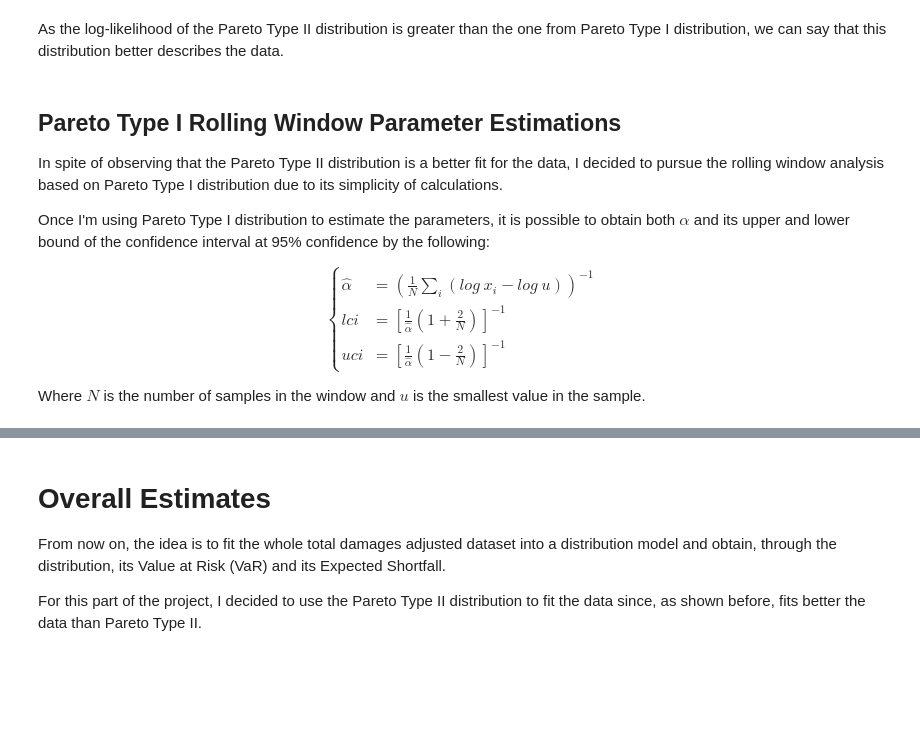
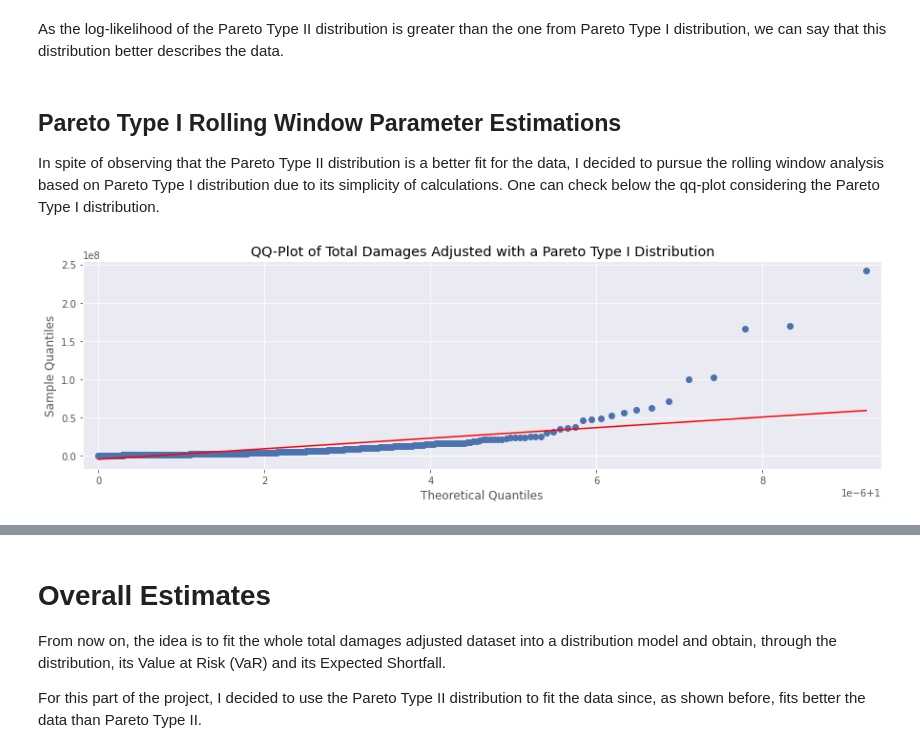
Before and after one commit to daniel-deutsch/FTD, a Jupyter notebook: Quantitative Methods II/Fat Tail/JorgeDeutsch_main.ipynb, the cells around one changed output, grey strips where cells are left out. Saved outputs shown, nothing was run; the diff lists cells and outputs as text; code cells hidden in the pictures; blank space fills up the shorter version.

```diff
--- a/Quantitative Methods II/Fat Tail/main.ipynb
+++ b/Quantitative Methods II/Fat Tail/JorgeDeutsch_main.ipynb
@@ -213,14 +211,15 @@ As the log-likelihood of the Pareto Type II distribution is greater than the one
 # %% [markdown]
 ## Pareto Type I Rolling Window Parameter Estimations
 
-In spite of observing that the Pareto Type II distribution is a better fit for the data, I decided to pursue the rolling window analysis based on Pareto Type I distribution due to its simplicity of calculations.
-
-Once I'm using Pareto Type I distribution to estimate the parameters, it is possible to obtain both $\alpha$ and its upper and lower bound of the confidence interval at 95% confidence by the following:
-
-\begin{cases}
-    \hat{\alpha} & = \left( \frac{1}{N} \sum_{i} (log \ x_i - log \ u) \right)^{-1} \\
-    lci & = \left[ \frac{1}{\hat{\alpha}} \left(1 +\frac{2}{N} \right) \right]^{-1} \\
-    uci & = \left[ \frac{1}{\hat{\alpha}} \left(1 -\frac{2}{N} \right) \right]^{-1}
-\end{cases}
-
-Where $N$ is the number of samples in the window and $u$ is the smallest value in the sample.
+In spite of observing that the Pareto Type II distribution is a better fit for the data, I decided to pursue the rolling window analysis based on Pareto Type I distribution due to its simplicity of calculations. One can check below the qq-plot considering the Pareto Type I distribution.
+# %%
+# Uniform law between 0 and 100, to check the impact of a different percentile
+percentilei = np.random.uniform(0, 100, 1)
+u = np.percentile(total_damages_adjusted, percentilei)[0]
+
+# Plots the qq-plot for the Pareto type I distribution
+sm.qqplot(np.array([x for x in total_damages_adjusted if x > u]), dist=stats.pareto, distargs=(u, ), line='r')
+plt.title("QQ-Plot of Total Damages Adjusted with a Pareto Type I Distribution")
+plt.show()
+# %% [output]
+[figure, added]
```
Also changed, not shown: parts of 9 cells of this notebook, 13 other files.
